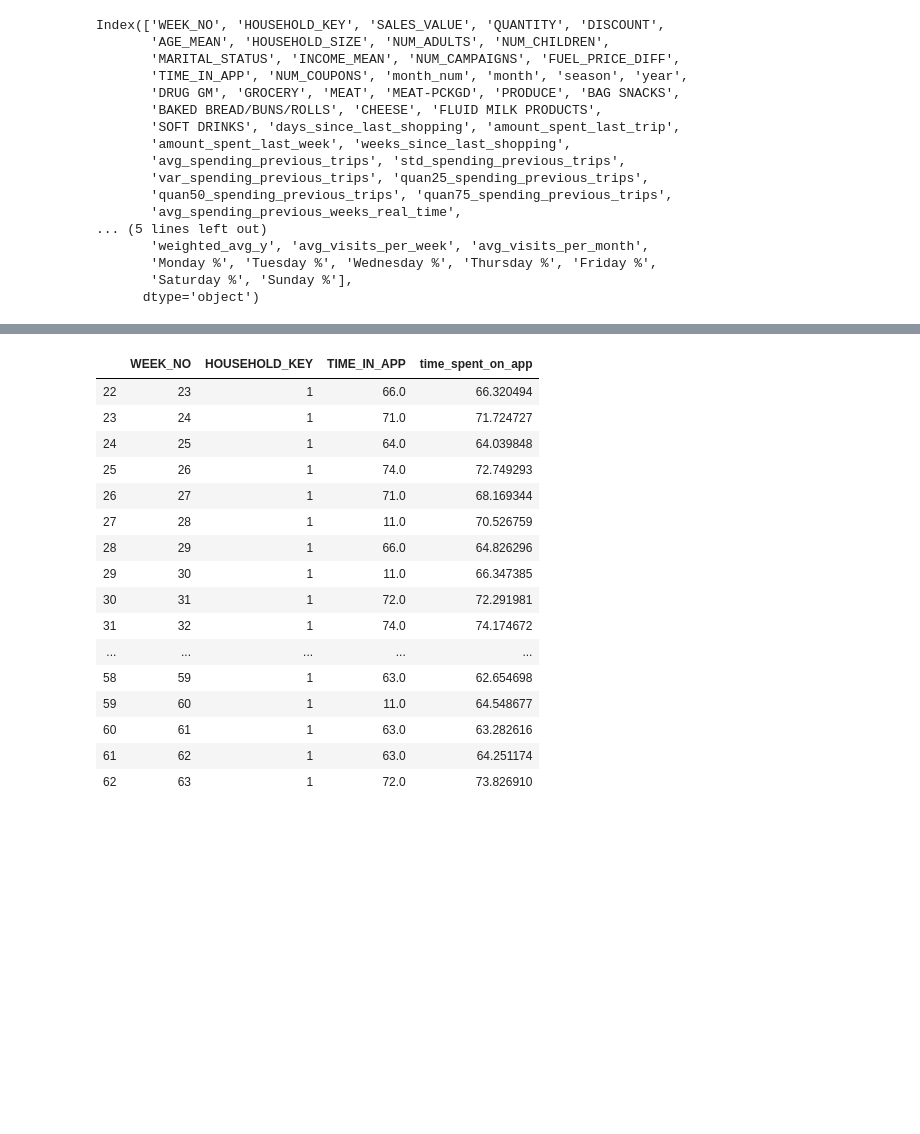
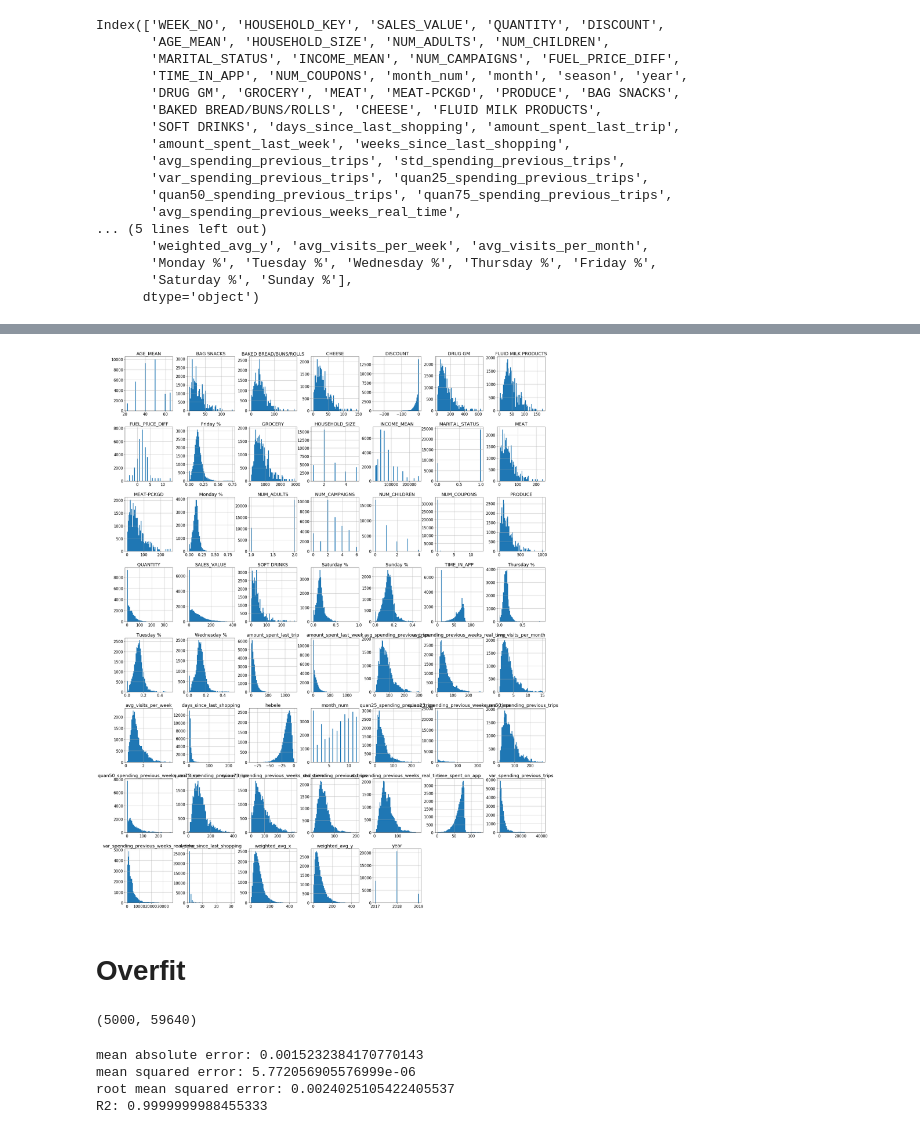
Before and after one commit to robmoratore/ShellDnA, a Jupyter notebook: DnA 2.0/main notebook.ipynb, the cells around one changed output, grey strips where cells are left out. Saved outputs shown, nothing was run; the diff lists cells and outputs as text; code cells hidden in the pictures; blank space fills up the shorter version.

Commit message:
added overfitting finalising the overall structure

```diff
--- a/DnA 2.0/main notebook.ipynb
+++ b/DnA 2.0/main notebook.ipynb
@@ -1999,20 +2018,6 @@ old_promotions.head(50)
-# %%
-z[['WEEK_NO','HOUSEHOLD_KEY','TIME_IN_APP','time_spent_on_app']].head(40)
-# %% [output]
-|  | WEEK_NO | HOUSEHOLD_KEY | TIME_IN_APP | time_spent_on_app |
-| 22 | 23 | 1 | 66.0 | 66.320494 |
-| 23 | 24 | 1 | 71.0 | 71.724727 |
-| 24 | 25 | 1 | 64.0 | 64.039848 |
-| 25 | 26 | 1 | 74.0 | 72.749293 |
-| 26 | 27 | 1 | 71.0 | 68.169344 |
-| 27 | 28 | 1 | 11.0 | 70.526759 |
-| 28 | 29 | 1 | 66.0 | 64.826296 |
-| 29 | 30 | 1 | 11.0 | 66.347385 |
-| 30 | 31 | 1 | 72.0 | 72.291981 |
-| 31 | 32 | 1 | 74.0 | 74.174672 |
-| ... | ... | ... | ... | ... |
-| 58 | 59 | 1 | 63.0 | 62.654698 |
-| 59 | 60 | 1 | 11.0 | 64.548677 |
-| 60 | 61 | 1 | 63.0 | 63.282616 |
-| 61 | 62 | 1 | 63.0 | 64.251174 |
-| 62 | 63 | 1 | 72.0 | 73.826910 |
+# %%
+_ = training_data.hist(bins=61, figsize=(30,40))
+# %% [output]
+[figure, added]
+# %% [markdown]
+# Overfit <a class="anchor" id="overfit"></a>
@@ -2023,14 +2030,14 @@ import matplotlib.pyplot as plt
 from sklearn.linear_model import LinearRegression
 from sklearn.preprocessing import PolynomialFeatures
 
-X = training_data[columns_to_predict_on]
+X = tr[columns_to_predict_on]
 X = pd.get_dummies(X)
 X = np.array(X)
-polynomial_features= PolynomialFeatures(degree=2)
+polynomial_features = PolynomialFeatures(degree=3)
 X = polynomial_features.fit_transform(X)
 print(X.shape)
 
-y = np.array(data['SALES_VALUE'].tolist())
+y = np.array(tr['SALES_VALUE'].tolist())
 
 # transforming the data to include another axis
 
@@ -2050,6 +2057,30 @@ y_test = y[training_amount:]
 model = LinearRegression()
 model.fit(X_train, y_train)
 y_pred = model.predict(X_test)
+
+y_pred_train = model.predict(X_train)
+# %% [output]
+(5000, 59640)
+# %%
+from sklearn.metrics import mean_absolute_error
+from sklearn.metrics import mean_squared_error
+from sklearn.metrics import r2_score
+
+mae = mean_absolute_error(y_train, y_pred_train)
+print('mean absolute error: ' + str(mae))
+
+mse = mean_squared_error(y_train, y_pred_train)
+rmse = math.sqrt(mse)
+print('mean squared error: ' + str(mse))
+print('root mean squared error: ' + str(rmse))
+
+r2 = r2_score(y_train, y_pred_train)
+print('R2: ' + str(r2))
+# %% [output]
+mean absolute error: 0.0015232384170770143
+mean squared error: 5.772056905576999e-06
+root mean squared error: 0.0024025105422405537
+R2: 0.9999999988455333
 # %%
 from sklearn.metrics import mean_absolute_error
 from sklearn.metrics import mean_squared_error
```
Also changed, not shown: parts of 37 cells of this notebook.
